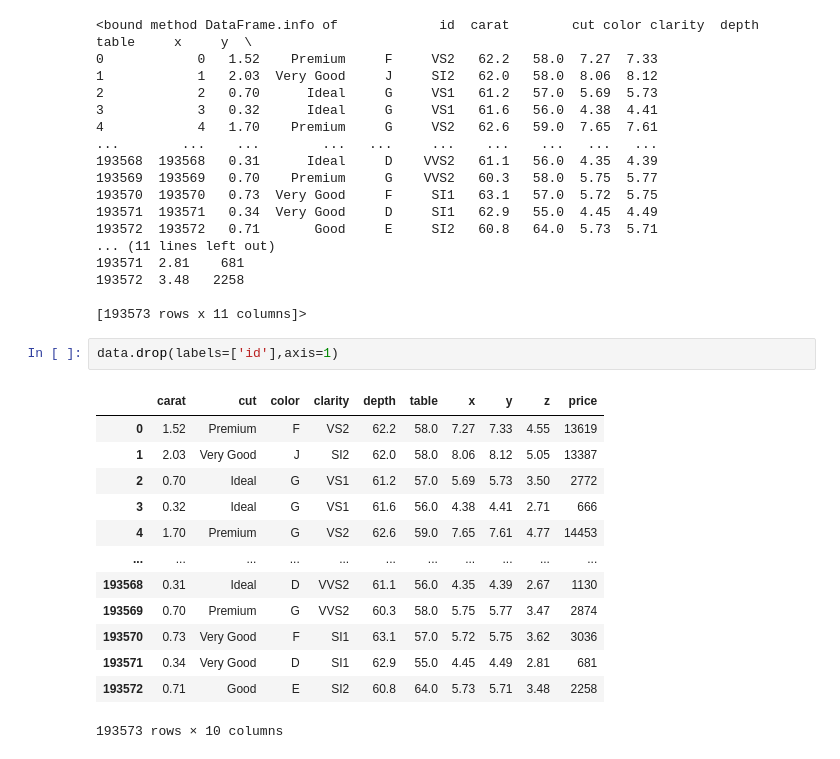
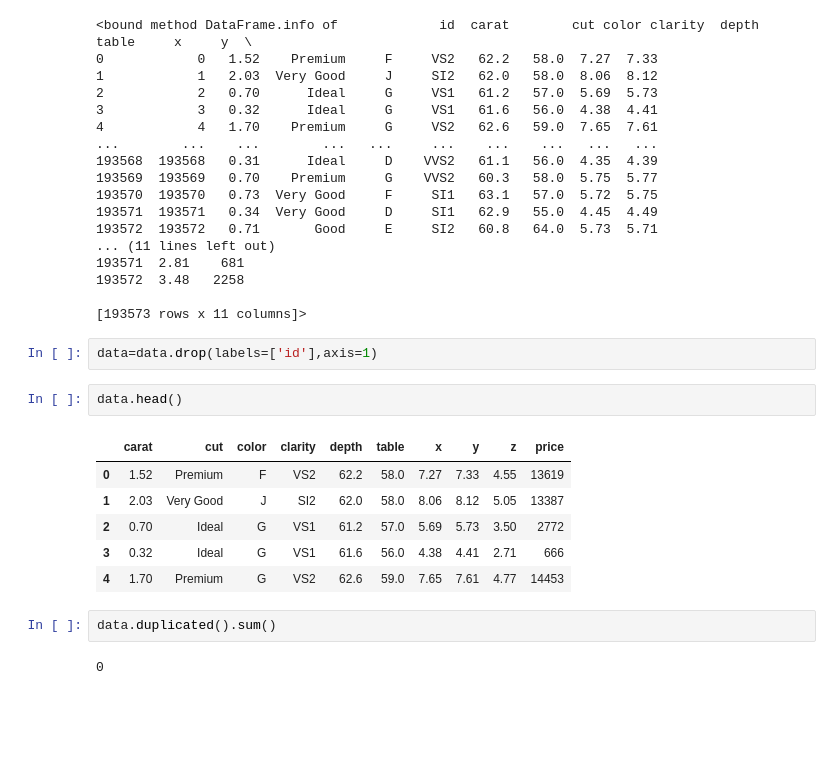
Before and after one commit to Kaveriborse/end-to-end-project, a Jupyter notebook: notebooks/research.ipynb, the cells around one changed output. Cells and saved outputs as stored; diff of their text form; blank space fills up the shorter version.

```diff
--- a/notebooks/research.ipynb
+++ b/notebooks/research.ipynb
@@ -102,18 +102,17 @@ data.info
 
 [193573 rows x 11 columns]>
 # %%
-data.drop(labels=['id'],axis=1)
+data=data.drop(labels=['id'],axis=1)
-# %% [output]
-|  | carat | cut | color | clarity | depth | table | x | y | z | price |
-| 0 | 1.52 | Premium | F | VS2 | 62.2 | 58.0 | 7.27 | 7.33 | 4.55 | 13619 |
-| 1 | 2.03 | Very Good | J | SI2 | 62.0 | 58.0 | 8.06 | 8.12 | 5.05 | 13387 |
-| 2 | 0.70 | Ideal | G | VS1 | 61.2 | 57.0 | 5.69 | 5.73 | 3.50 | 2772 |
-| 3 | 0.32 | Ideal | G | VS1 | 61.6 | 56.0 | 4.38 | 4.41 | 2.71 | 666 |
-| 4 | 1.70 | Premium | G | VS2 | 62.6 | 59.0 | 7.65 | 7.61 | 4.77 | 14453 |
-| ... | ... | ... | ... | ... | ... | ... | ... | ... | ... | ... |
-| 193568 | 0.31 | Ideal | D | VVS2 | 61.1 | 56.0 | 4.35 | 4.39 | 2.67 | 1130 |
-| 193569 | 0.70 | Premium | G | VVS2 | 60.3 | 58.0 | 5.75 | 5.77 | 3.47 | 2874 |
-| 193570 | 0.73 | Very Good | F | SI1 | 63.1 | 57.0 | 5.72 | 5.75 | 3.62 | 3036 |
-| 193571 | 0.34 | Very Good | D | SI1 | 62.9 | 55.0 | 4.45 | 4.49 | 2.81 | 681 |
-| 193572 | 0.71 | Good | E | SI2 | 60.8 | 64.0 | 5.73 | 5.71 | 3.48 | 2258 |
-193573 rows × 10 columns
+# %%
+data.head()
+# %% [output]
+|  | carat | cut | color | clarity | depth | table | x | y | z | price |
+| 0 | 1.52 | Premium | F | VS2 | 62.2 | 58.0 | 7.27 | 7.33 | 4.55 | 13619 |
+| 1 | 2.03 | Very Good | J | SI2 | 62.0 | 58.0 | 8.06 | 8.12 | 5.05 | 13387 |
+| 2 | 0.70 | Ideal | G | VS1 | 61.2 | 57.0 | 5.69 | 5.73 | 3.50 | 2772 |
+| 3 | 0.32 | Ideal | G | VS1 | 61.6 | 56.0 | 4.38 | 4.41 | 2.71 | 666 |
+| 4 | 1.70 | Premium | G | VS2 | 62.6 | 59.0 | 7.65 | 7.61 | 4.77 | 14453 |
+# %%
+data.duplicated().sum()
+# %% [output]
+0
```
Also changed, not shown: parts of 19 cells of this notebook.
